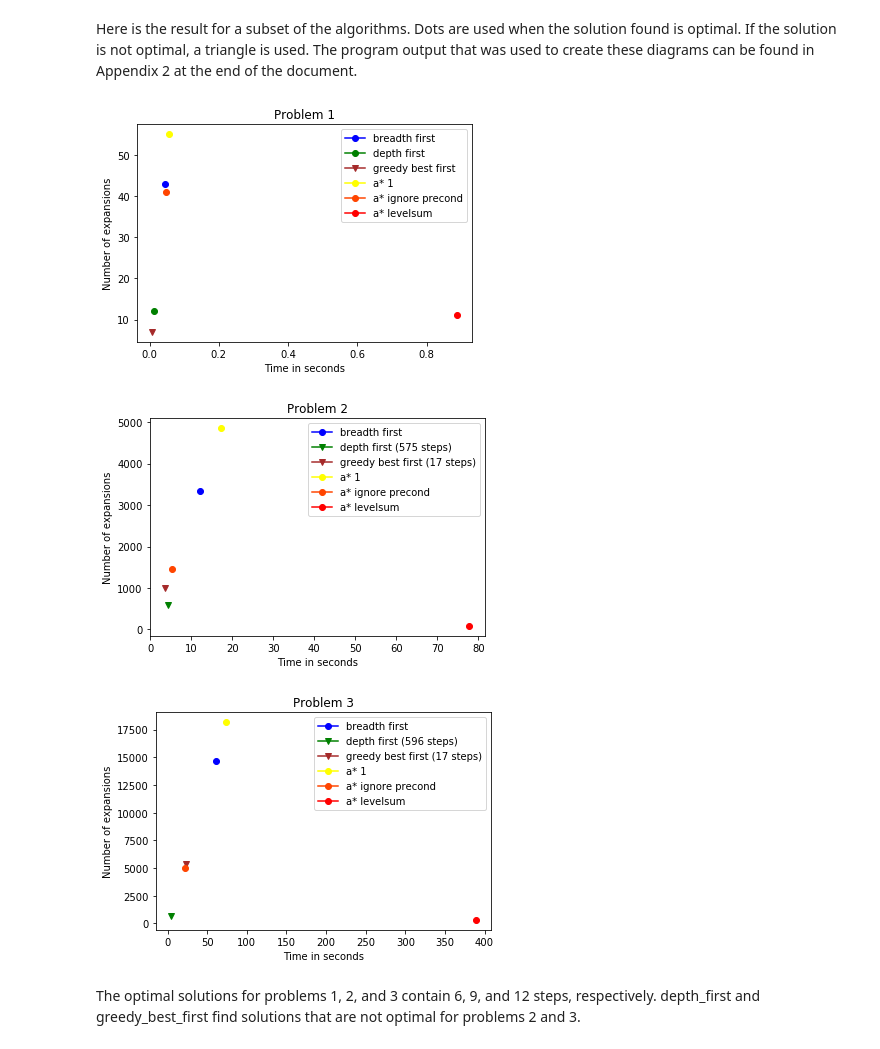
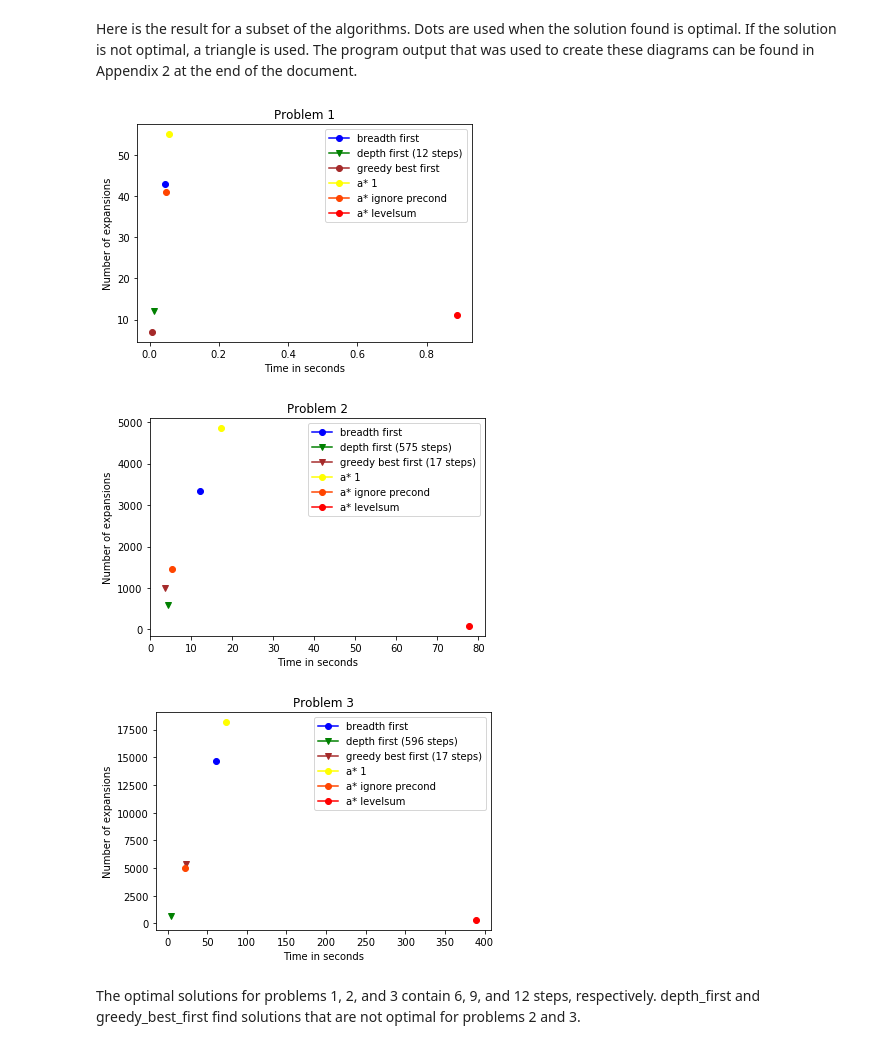
Before and after one commit to eisenhans/AIND-Planning, a Jupyter notebook: heuristic_analysis.ipynb, the cells around one changed output. Saved outputs shown, nothing was run; the diff lists cells and outputs as text; code cells hidden in the pictures.

Commit message:
fix chart data, add explanations for observed data

```diff
--- a/heuristic_analysis.ipynb
+++ b/heuristic_analysis.ipynb
@@ -9,40 +9,40 @@ plt.title('Problem 1')
 plt.xlabel('Time in seconds')
 plt.ylabel('Number of expansions')
 plt.plot([0.045], [43], marker = 'o', label = 'breadth first', color = 'blue')
-plt.plot([0.012], [12], marker = 'o', label = 'depth first', color = 'green')
-plt.plot([0.0073], [7], marker = 'v', label = 'greedy best first', color = 'brown')
+plt.plot([0.012], [12], marker = 'v', label = 'depth first (12 steps)', color = 'green')
+plt.plot([0.0073], [7], marker = 'o', label = 'greedy best first', color = 'brown')
 plt.plot([0.0569], [55], marker = 'o', label = 'a* 1', color = 'yellow')
 plt.plot([0.0460], [41], marker = 'o', label = 'a* ignore precond', color = 'orangered')
 plt.plot([0.8866], [11], marker = 'o', label = 'a* levelsum', color = 'red')
 plt.legend()
 plt.show()
 
 plt.title('Problem 2')
 plt.xlabel('Time in seconds')
 plt.ylabel('Number of expansions')
 plt.plot([12.09], [3343], marker = 'o', label = 'breadth first', color = 'blue')
 plt.plot([4.378], [582], marker = 'v', label = 'depth first (575 steps)', color = 'green')
 plt.plot([3.576], [998], marker = 'v', label = 'greedy best first (17 steps)', color = 'brown')
 plt.plot([17.223], [4853], marker = 'o', label = 'a* 1', color = 'yellow')
 plt.plot([5.395], [1450], marker = 'o', label = 'a* ignore precond', color = 'orangered')
 plt.plot([77.782], [86], marker = 'o', label = 'a* levelsum', color = 'red')
 plt.legend()
 plt.show()
 
 plt.title('Problem 3')
 plt.xlabel('Time in seconds')
 plt.ylabel('Number of expansions')
 plt.plot([60.87], [14663], marker = 'o', label = 'breadth first', color = 'blue')
 plt.plot([4.597], [627], marker = 'v', label = 'depth first (596 steps)', color = 'green')
 plt.plot([22.72], [5399], marker = 'v', label = 'greedy best first (17 steps)', color = 'brown')
 plt.plot([73.68], [18164], marker = 'o', label = 'a* 1', color = 'yellow')
 plt.plot([21.99], [5038], marker = 'o', label = 'a* ignore precond', color = 'orangered')
 plt.plot([388.76], [316], marker = 'o', label = 'a* levelsum', color = 'red')
 
 plt.legend()
 plt.show()
 # %% [output]
-[figure, old version]
+[figure, new version]
 [figure]
 [figure]
 # %% [markdown]
```
Also changed, not shown: 3 other files.
